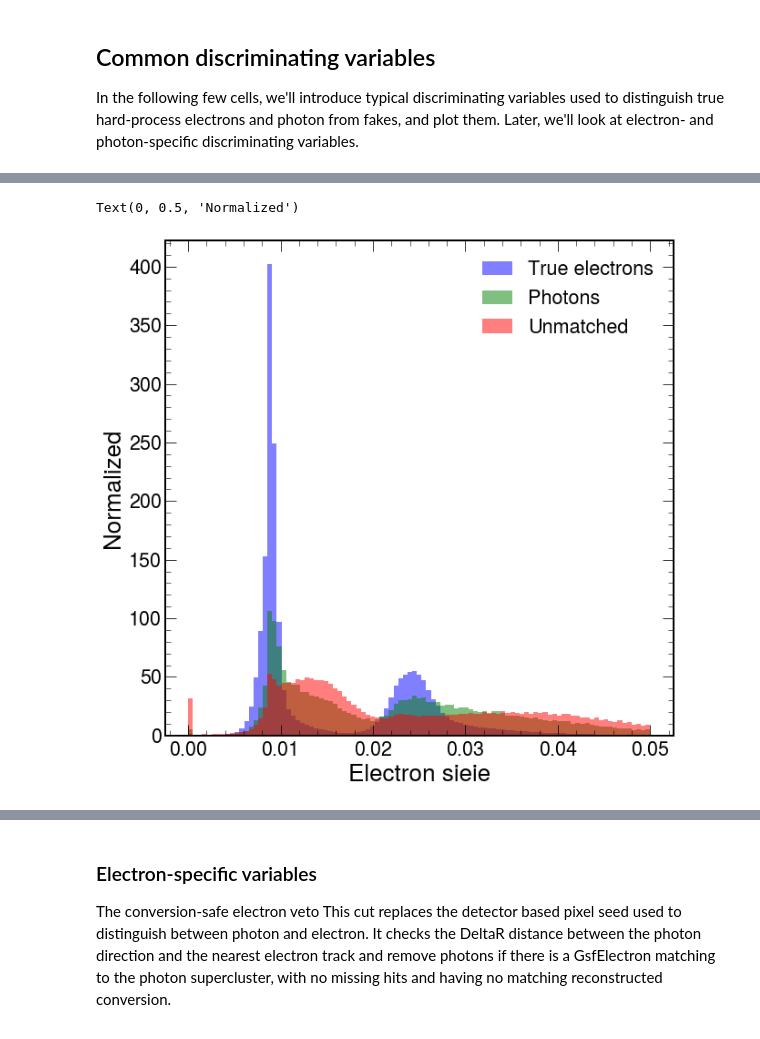
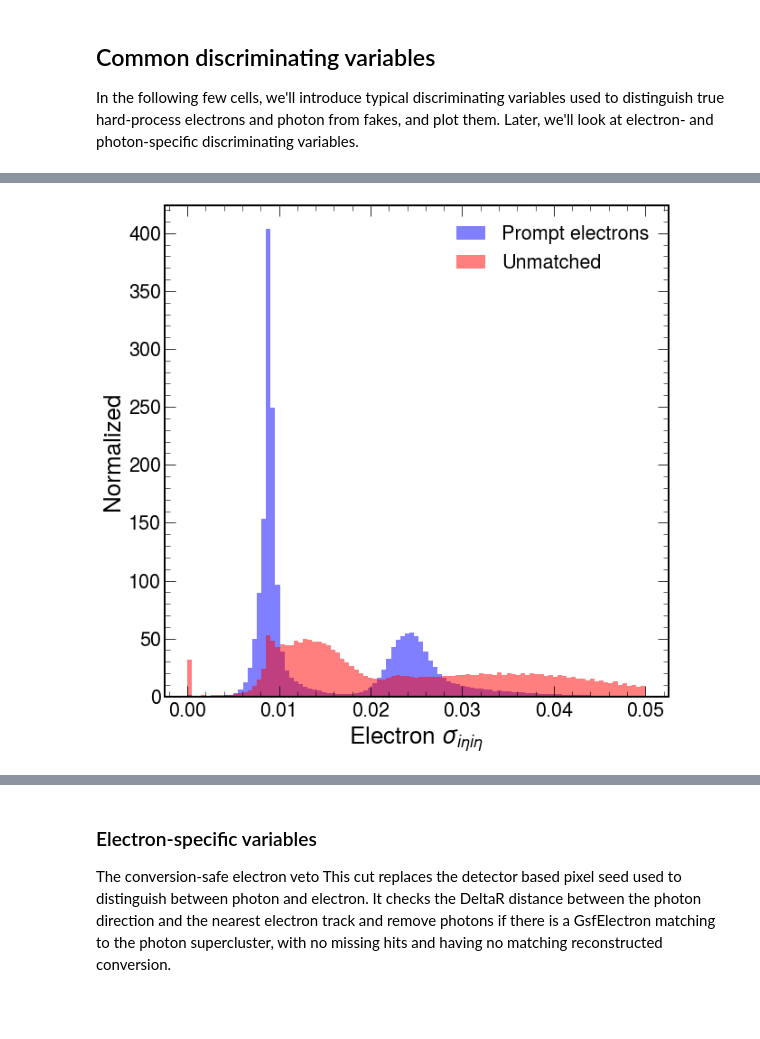
Before and after one commit to FNALLPC/egamma-hats, a Jupyter notebook: exercise.ipynb, the cells around one changed output, grey strips where cells are left out. Drawn from its saved outputs; the diff is of its cells as text; code cells hidden in the pictures.

```diff
--- a/exercise.ipynb
+++ b/exercise.ipynb
@@ -116,7 +123,7 @@ To help organize all this content, we'll use the [coffea](https://coffeateam.git
 # %%
 from coffea.nanoaod import NanoEvents
 
-dyevents = NanoEvents.from_file(dy_files[0])
+dyevents = NanoEvents.from_file("dyevents.root")
 # %%
 dyevents.columns
 # %% [output]
@@ -191,21 +262,24 @@ In the following few cells, we'll introduce typical discriminating variables use
 # %%
 %matplotlib inline
 import matplotlib.pyplot as plt
 import mplhep
 plt.style.use(mplhep.style.ROOT)
 
 fig, ax = plt.subplots()
-ax.set_xlabel('Electron sieie')
+ax.set_xlabel(r'Electron $\sigma_{i \eta i \eta}$')
 common_opts = {
     'alpha': 0.5,
     'bins': np.linspace(0, 0.05, 100),
     'density': True,
 }
-ax.hist(true_electrons.sieie.flatten(), color='blue', label='True electrons', **common_opts)
-ax.hist(photon_fakes.sieie.flatten(), color='green', label='Photons', **common_opts)
+
+ax.hist(prompt_electrons.sieie.flatten(), color='blue', label='Prompt electrons', **common_opts)
+# ax.hist(photon_fakes.sieie.flatten(), color='green', label='Photons', **common_opts)
+# ax.hist(nonprompt_electrons.sieie.flatten(), color='orange', label='Non-prompt electrons', **common_opts)
 ax.hist(unmatched.sieie.flatten(), color='red', label='Unmatched', **common_opts)
+
+
 ax.legend()
-ax.set_ylabel('Normalized' if common_opts['density'] else 'Events')
+ax.set_ylabel('Normalized' if common_opts['density'] else 'Events');
 # %% [output]
-Text(0, 0.5, 'Normalized')
-[figure, old version]
+[figure, new version]
```
Also changed, not shown: parts of 28 cells of this notebook.
